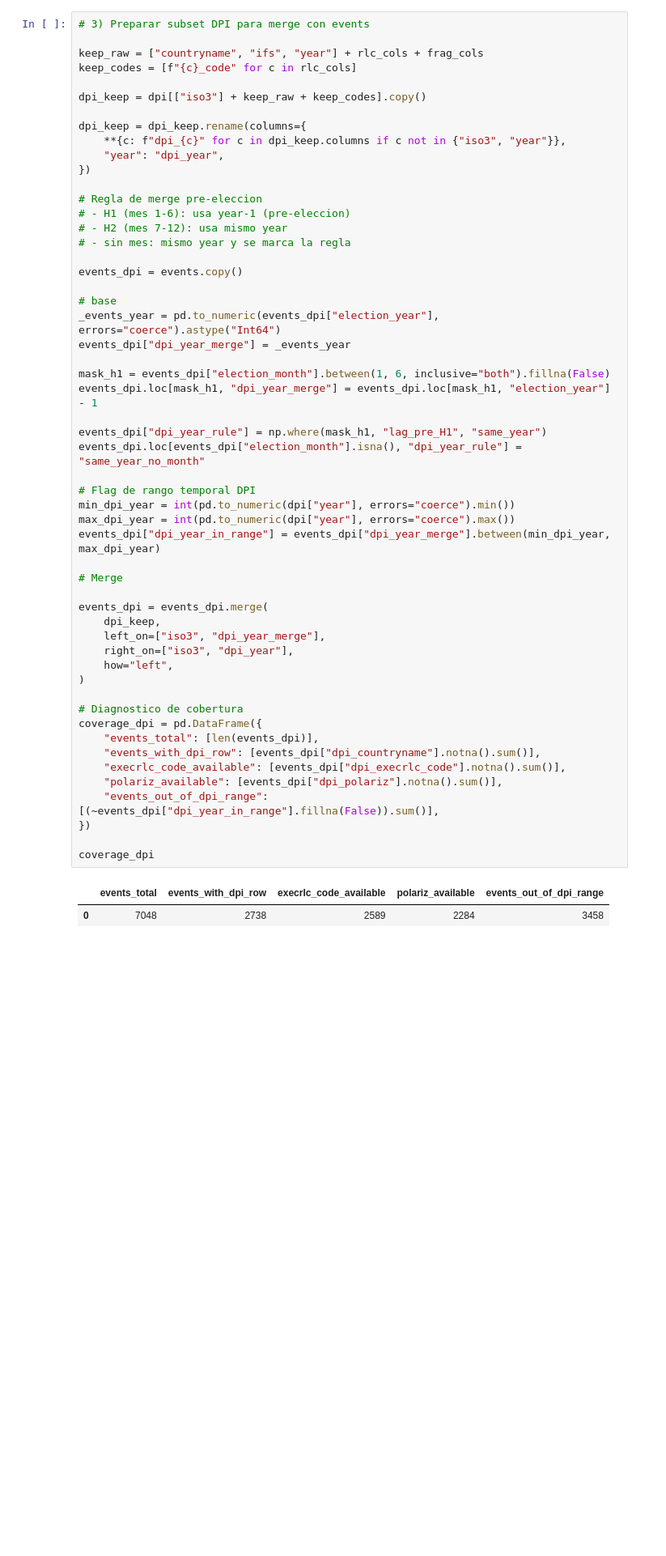
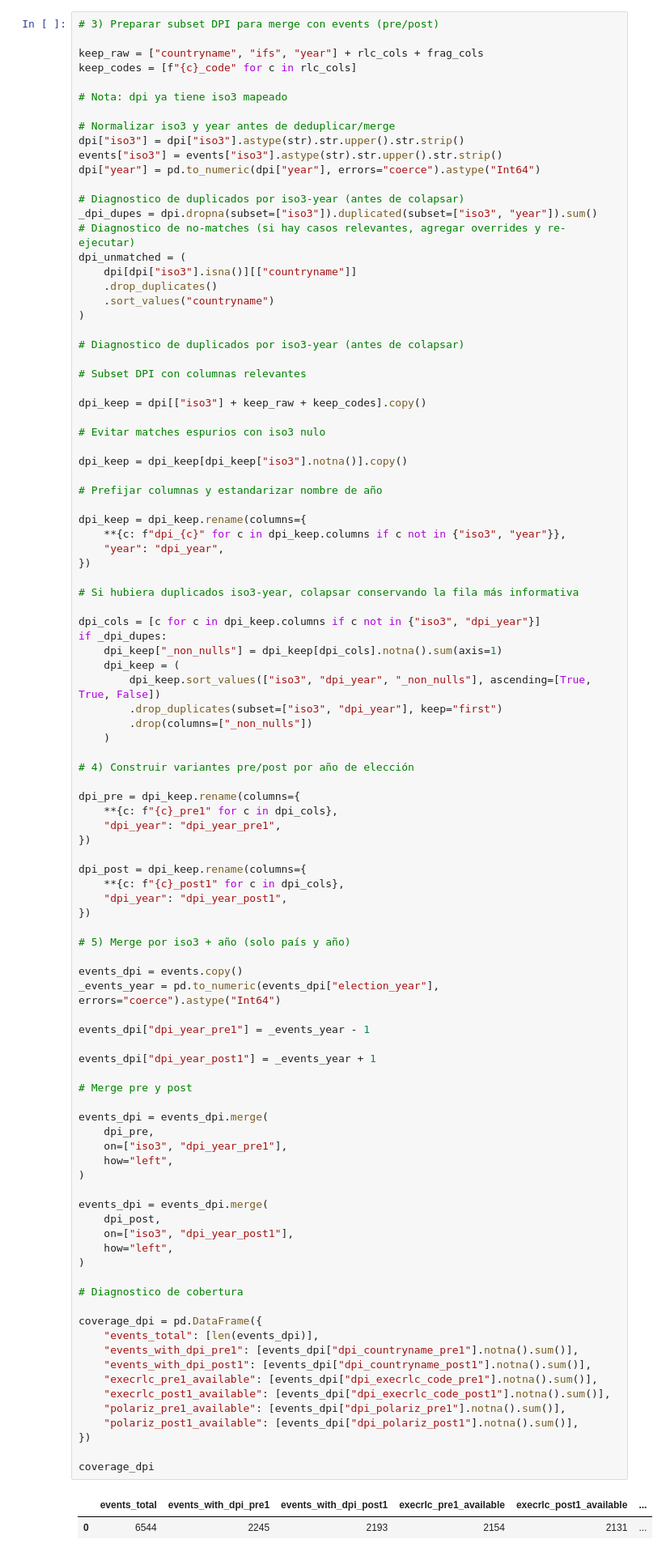
Before and after one commit to gsaco/economic-freedom, a Jupyter notebook: notebooks/pipeline_elecciones_paso_a_paso2.ipynb, the cells around one changed output. Shown at 81% size. Drawn from its saved outputs; the diff is of its cells as text; blank space fills up the shorter version.

```diff
--- a/notebooks/pipeline_elecciones_paso_a_paso2.ipynb
+++ b/notebooks/pipeline_elecciones_paso_a_paso2.ipynb
@@ -1593,59 +1597,103 @@ dpi_unmatched.head(15), n_dupes
  4048             ROK,
  1165)
 # %%
-# 3) Preparar subset DPI para merge con events
+# 3) Preparar subset DPI para merge con events (pre/post)
 
 keep_raw = ["countryname", "ifs", "year"] + rlc_cols + frag_cols
 keep_codes = [f"{c}_code" for c in rlc_cols]
 
+# Nota: dpi ya tiene iso3 mapeado
+
+# Normalizar iso3 y year antes de deduplicar/merge
+dpi["iso3"] = dpi["iso3"].astype(str).str.upper().str.strip()
+events["iso3"] = events["iso3"].astype(str).str.upper().str.strip()
+dpi["year"] = pd.to_numeric(dpi["year"], errors="coerce").astype("Int64")
+
+# Diagnostico de duplicados por iso3-year (antes de colapsar)
+_dpi_dupes = dpi.dropna(subset=["iso3"]).duplicated(subset=["iso3", "year"]).sum()
+# Diagnostico de no-matches (si hay casos relevantes, agregar overrides y re-ejecutar)
+dpi_unmatched = (
+    dpi[dpi["iso3"].isna()][["countryname"]]
+    .drop_duplicates()
+    .sort_values("countryname")
+)
+
+# Diagnostico de duplicados por iso3-year (antes de colapsar)
+
+# Subset DPI con columnas relevantes
+
 dpi_keep = dpi[["iso3"] + keep_raw + keep_codes].copy()
+
+# Evitar matches espurios con iso3 nulo
+
+dpi_keep = dpi_keep[dpi_keep["iso3"].notna()].copy()
+
+# Prefijar columnas y estandarizar nombre de año
 
 dpi_keep = dpi_keep.rename(columns={
     **{c: f"dpi_{c}" for c in dpi_keep.columns if c not in {"iso3", "year"}},
     "year": "dpi_year",
 })
 
-# Regla de merge pre-eleccion
-# - H1 (mes 1-6): usa year-1 (pre-eleccion)
-# - H2 (mes 7-12): usa mismo year
-# - sin mes: mismo year y se marca la regla
+# Si hubiera duplicados iso3-year, colapsar conservando la fila más informativa
+
+dpi_cols = [c for c in dpi_keep.columns if c not in {"iso3", "dpi_year"}]
+if _dpi_dupes:
+    dpi_keep["_non_nulls"] = dpi_keep[dpi_cols].notna().sum(axis=1)
+    dpi_keep = (
+        dpi_keep.sort_values(["iso3", "dpi_year", "_non_nulls"], ascending=[True, True, False])
+        .drop_duplicates(subset=["iso3", "dpi_year"], keep="first")
+        .drop(columns=["_non_nulls"])
+    )
+
+# 4) Construir variantes pre/post por año de elección
+
+dpi_pre = dpi_keep.rename(columns={
+    **{c: f"{c}_pre1" for c in dpi_cols},
+    "dpi_year": "dpi_year_pre1",
+})
+
+dpi_post = dpi_keep.rename(columns={
+    **{c: f"{c}_post1" for c in dpi_cols},
+    "dpi_year": "dpi_year_post1",
+})
+
+# 5) Merge por iso3 + año (solo país y año)
 
 events_dpi = events.copy()
+_events_year = pd.to_numeric(events_dpi["election_year"], errors="coerce").astype("Int64")
 
-# base
-_events_year = pd.to_numeric(events_dpi["election_year"], errors="coerce").astype("Int64")
-events_dpi["dpi_year_merge"] = _events_year
+events_dpi["dpi_year_pre1"] = _events_year - 1
 
-mask_h1 = events_dpi["election_month"].between(1, 6, inclusive="both").fillna(False)
-events_dpi.loc[mask_h1, "dpi_year_merge"] = events_dpi.loc[mask_h1, "election_year"] - 1
+events_dpi["dpi_year_post1"] = _events_year + 1
 
-events_dpi["dpi_year_rule"] = np.where(mask_h1, "lag_pre_H1", "same_year")
-events_dpi.loc[events_dpi["election_month"].isna(), "dpi_year_rule"] = "same_year_no_month"
-
-# Flag de rango temporal DPI
-min_dpi_year = int(pd.to_numeric(dpi["year"], errors="coerce").min())
-max_dpi_year = int(pd.to_numeric(dpi["year"], errors="coerce").max())
-events_dpi["dpi_year_in_range"] = events_dpi["dpi_year_merge"].between(min_dpi_year, max_dpi_year)
-
-# Merge
+# Merge pre y post
 
 events_dpi = events_dpi.merge(
-    dpi_keep,
-    left_on=["iso3", "dpi_year_merge"],
-    right_on=["iso3", "dpi_year"],
+    dpi_pre,
+    on=["iso3", "dpi_year_pre1"],
+    how="left",
+)
+
+events_dpi = events_dpi.merge(
+    dpi_post,
+    on=["iso3", "dpi_year_post1"],
     how="left",
 )
 
 # Diagnostico de cobertura
+
 coverage_dpi = pd.DataFrame({
     "events_total": [len(events_dpi)],
-    "events_with_dpi_row": [events_dpi["dpi_countryname"].notna().sum()],
-    "execrlc_code_available": [events_dpi["dpi_execrlc_code"].notna().sum()],
-    "polariz_available": [events_dpi["dpi_polariz"].notna().sum()],
-    "events_out_of_dpi_range": [(~events_dpi["dpi_year_in_range"].fillna(False)).sum()],
+    "events_with_dpi_pre1": [events_dpi["dpi_countryname_pre1"].notna().sum()],
+    "events_with_dpi_post1": [events_dpi["dpi_countryname_post1"].notna().sum()],
+    "execrlc_pre1_available": [events_dpi["dpi_execrlc_code_pre1"].notna().sum()],
+    "execrlc_post1_available": [events_dpi["dpi_execrlc_code_post1"].notna().sum()],
+    "polariz_pre1_available": [events_dpi["dpi_polariz_pre1"].notna().sum()],
+    "polariz_post1_available": [events_dpi["dpi_polariz_post1"].notna().sum()],
 })
 
 coverage_dpi
 # %% [output]
-|  | events_total | events_with_dpi_row | execrlc_code_available | polariz_available | events_out_of_dpi_range |
-| 0 | 7048 | 2738 | 2589 | 2284 | 3458 |
+|  | events_total | events_with_dpi_pre1 | events_with_dpi_post1 | execrlc_pre1_available | execrlc_post1_available | ... |
+| 0 | 6544 | 2245 | 2193 | 2154 | 2131 | ... |
```
Also changed, not shown: parts of 2 cells of this notebook, 4 other files.
